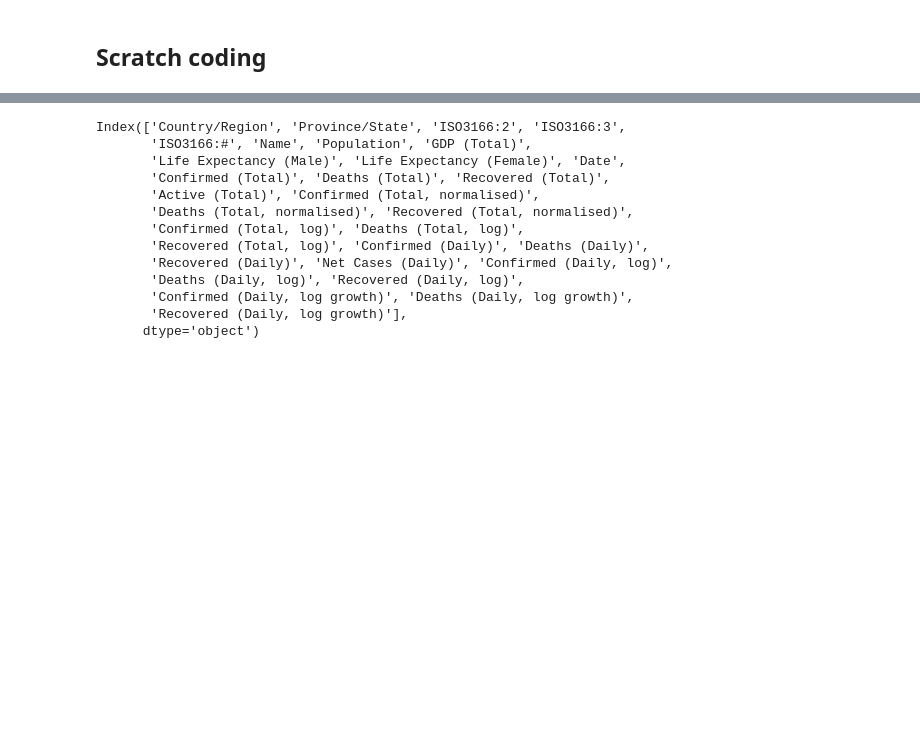
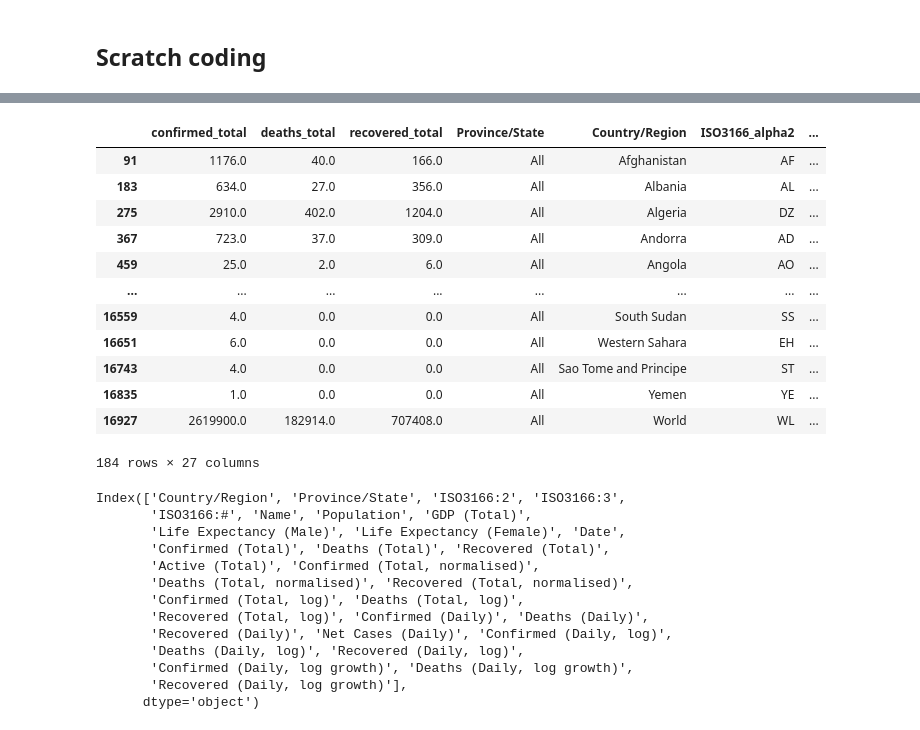
Before and after one commit to rckeely2/cv_dashboard, a Jupyter notebook: test_notebook.ipynb, the cells around one changed output, grey strips where cells are left out. Drawn from its saved outputs; the diff is of its cells as text; code cells hidden in the pictures; blank space fills up the shorter version.

```diff
--- a/test_notebook.ipynb
+++ b/test_notebook.ipynb
@@ -346,3 +447,21 @@ Request URL [ https://api.worldbank.org/v2/country/all/indicator/SP.DYN.LE00.FE.
+# %%
+new_df = fetch_data.generate_features(full_df)
+# %%
+new_df.loc[new_df['Date']=='2020-04-22']
+# %% [output]
+|  | confirmed_total | deaths_total | recovered_total | Province/State | Country/Region | ISO3166_alpha2 | ... |
+| 91 | 1176.0 | 40.0 | 166.0 | All | Afghanistan | AF | ... |
+| 183 | 634.0 | 27.0 | 356.0 | All | Albania | AL | ... |
+| 275 | 2910.0 | 402.0 | 1204.0 | All | Algeria | DZ | ... |
+| 367 | 723.0 | 37.0 | 309.0 | All | Andorra | AD | ... |
+| 459 | 25.0 | 2.0 | 6.0 | All | Angola | AO | ... |
+| ... | ... | ... | ... | ... | ... | ... | ... |
+| 16559 | 4.0 | 0.0 | 0.0 | All | South Sudan | SS | ... |
+| 16651 | 6.0 | 0.0 | 0.0 | All | Western Sahara | EH | ... |
+| 16743 | 4.0 | 0.0 | 0.0 | All | Sao Tome and Principe | ST | ... |
+| 16835 | 1.0 | 0.0 | 0.0 | All | Yemen | YE | ... |
+| 16927 | 2619900.0 | 182914.0 | 707408.0 | All | World | WL | ... |
+184 rows × 27 columns
 # %%
 full_df.columns
 # %% [output]
```
Also changed, not shown: parts of 10 cells of this notebook, 4 other files.
